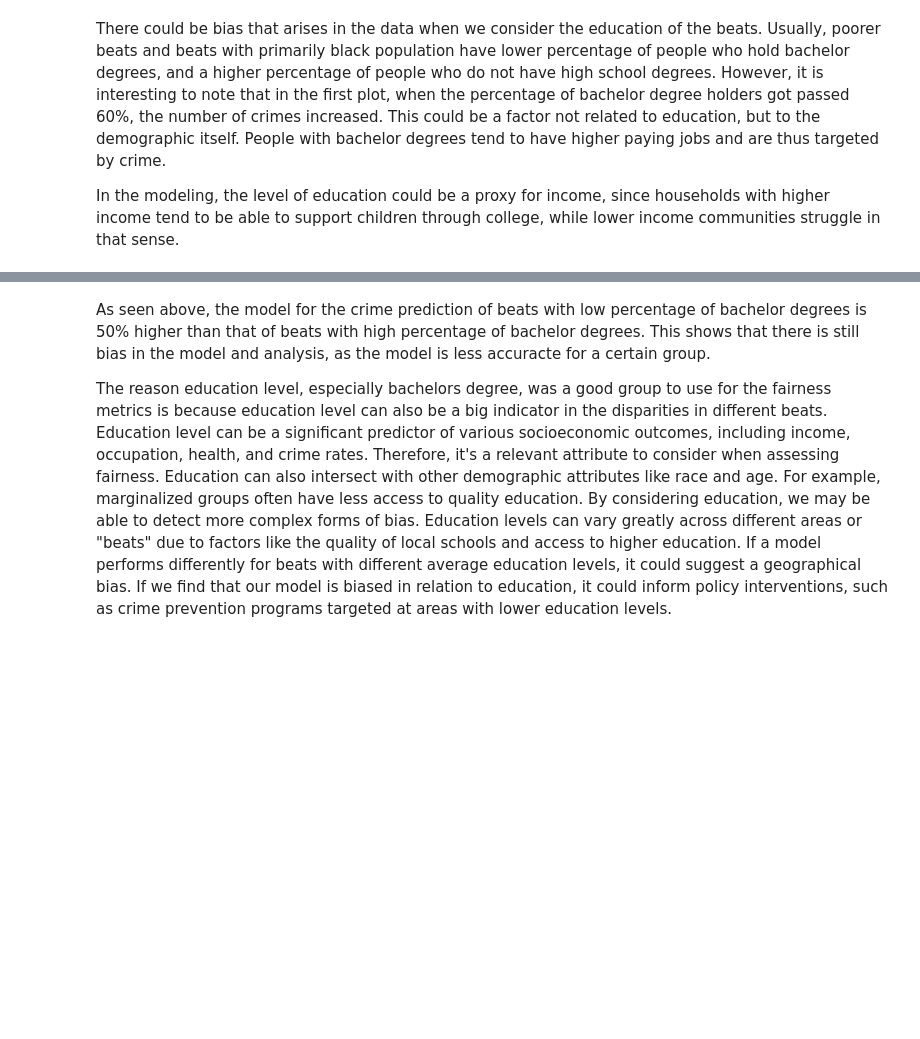
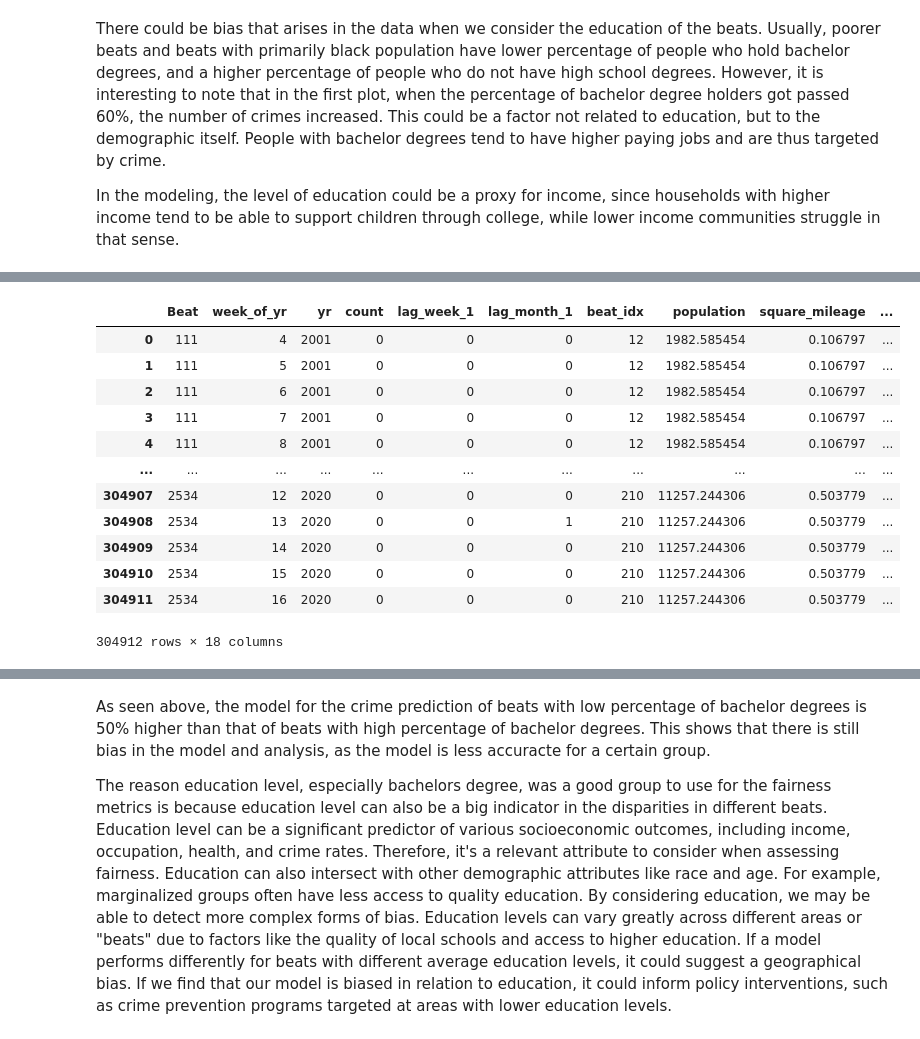
Before and after one commit to HenryLiang-123/msia_431, a Jupyter notebook: HW3/bias_fariness.ipynb, the cells around one changed output, grey strips where cells are left out. Drawn from its saved outputs; the diff is of its cells as text; code cells hidden in the pictures; blank space fills up the shorter version.

```diff
--- a/HW3/bias_fariness.ipynb
+++ b/HW3/bias_fariness.ipynb
@@ -243,3 +236,19 @@ To adjust logging level use sc.setLogLevel(newLevel). For SparkR, use setLogLeve
+# %%
+final_df
+# %% [output]
+|  | Beat | week_of_yr | yr | count | lag_week_1 | lag_month_1 | beat_idx | population | square_mileage | ... |
+| 0 | 111 | 4 | 2001 | 0 | 0 | 0 | 12 | 1982.585454 | 0.106797 | ... |
+| 1 | 111 | 5 | 2001 | 0 | 0 | 0 | 12 | 1982.585454 | 0.106797 | ... |
+| 2 | 111 | 6 | 2001 | 0 | 0 | 0 | 12 | 1982.585454 | 0.106797 | ... |
+| 3 | 111 | 7 | 2001 | 0 | 0 | 0 | 12 | 1982.585454 | 0.106797 | ... |
+| 4 | 111 | 8 | 2001 | 0 | 0 | 0 | 12 | 1982.585454 | 0.106797 | ... |
+| ... | ... | ... | ... | ... | ... | ... | ... | ... | ... | ... |
+| 304907 | 2534 | 12 | 2020 | 0 | 0 | 0 | 210 | 11257.244306 | 0.503779 | ... |
+| 304908 | 2534 | 13 | 2020 | 0 | 0 | 1 | 210 | 11257.244306 | 0.503779 | ... |
+| 304909 | 2534 | 14 | 2020 | 0 | 0 | 0 | 210 | 11257.244306 | 0.503779 | ... |
+| 304910 | 2534 | 15 | 2020 | 0 | 0 | 0 | 210 | 11257.244306 | 0.503779 | ... |
+| 304911 | 2534 | 16 | 2020 | 0 | 0 | 0 | 210 | 11257.244306 | 0.503779 | ... |
+304912 rows × 18 columns
 # %%
 from sklearn.model_selection import train_test_split
 from sklearn.ensemble import RandomForestRegressor
```
Also changed, not shown: parts of 4 cells of this notebook, 1 other file.
